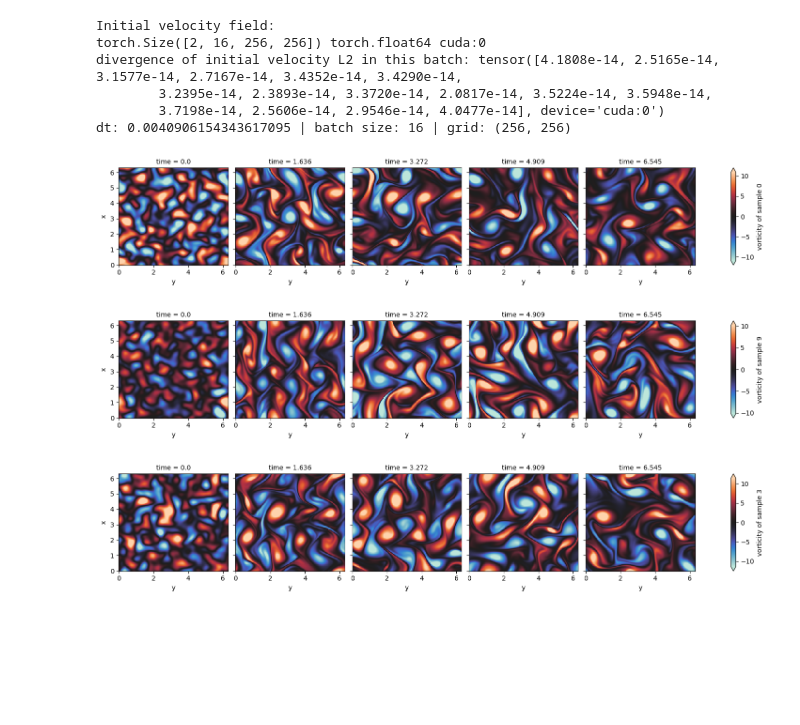
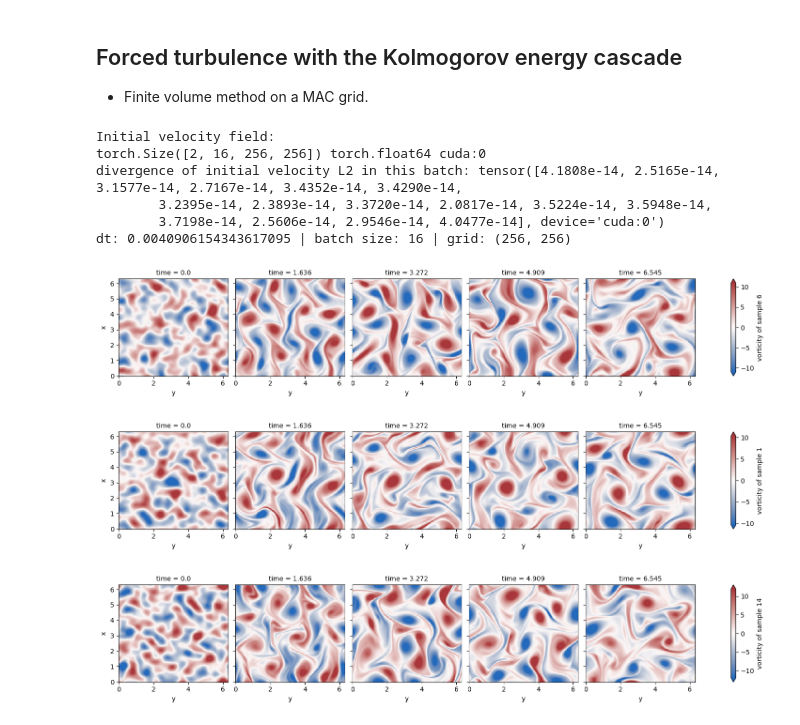
Before and after one commit to xswang-ai/torch-cfd, a Jupyter notebook: examples/Kolmogrov2d_rk4_fvm_forced_turbulence.ipynb, the cells around one changed output. Cells and saved outputs as stored; diff of their text form; code cells hidden in the pictures; blank space fills up the shorter version.

```diff
--- a/examples/Kolmogrov2d_rk4_fvm_forced_turbulence.ipynb
+++ b/examples/Kolmogrov2d_rk4_fvm_forced_turbulence.ipynb
@@ -1,3 +1,7 @@
+# %% [markdown]
+## Forced turbulence with the Kolmogorov energy cascade
+
+- Finite volume method on a MAC grid.
 # %%
 import torch
 from torch_cfd import grids, boundaries
@@ -71,7 +75,7 @@ with tqdm(total=outer_steps*inner_steps) as pbar:
     with torch.no_grad():
         for i in range(outer_steps):
             for j in range(inner_steps):
-                v, p = step_fn.forward(v, dt, equation=ns2d)
+                v, p = ns2d(v, dt)
                 if torch.isnan(v[0].data).any():
                     print(f"NaN detected at {i*inner_steps + j}")
                     nan_count += 1
@@ -87,34 +91,34 @@ import xarray
 import numpy as np
 import matplotlib.pyplot as plt
 
 idxes = np.random.choice(np.arange(batch_size), size=3, replace=False)
 
 trajectory_plot = np.stack(trajectory).astype(np.float64)
 
 for idx in idxes:
     coords={
             "time": dt * inner_steps * np.arange(outer_steps),
             "x": np.linspace(0, 2 * np.pi, n),
             "y": np.linspace(0, 2 * np.pi, n),
         }
     ds = xarray.Dataset(
         {
             "u": (("time", "x", "y"), trajectory_plot[0, 1:, idx, ...]),
             "v": (("time", "x", "y"), trajectory_plot[1, 1:, idx, ...]),
         },
         coords=coords,
     )
 
 
     def vorticity(ds):
         return (ds.v.differentiate("x") - ds.u.differentiate("y")).rename(f"vorticity of sample {idx}")
 
     (
         ds.pipe(vorticity)
         .thin(time=20)
-        .plot.imshow(col="time", cmap=sns.cm.icefire, robust=True, col_wrap=5)
+        .plot.imshow(col="time", cmap=sns.cm.vlag, robust=True, col_wrap=5)
     );
 # %% [output]
-[figure, old version]
+[figure, new version]
-[figure, old version]
+[figure, new version]
-[figure, old version]
+[figure, new version]
```
Also changed, not shown: 4 other files.
